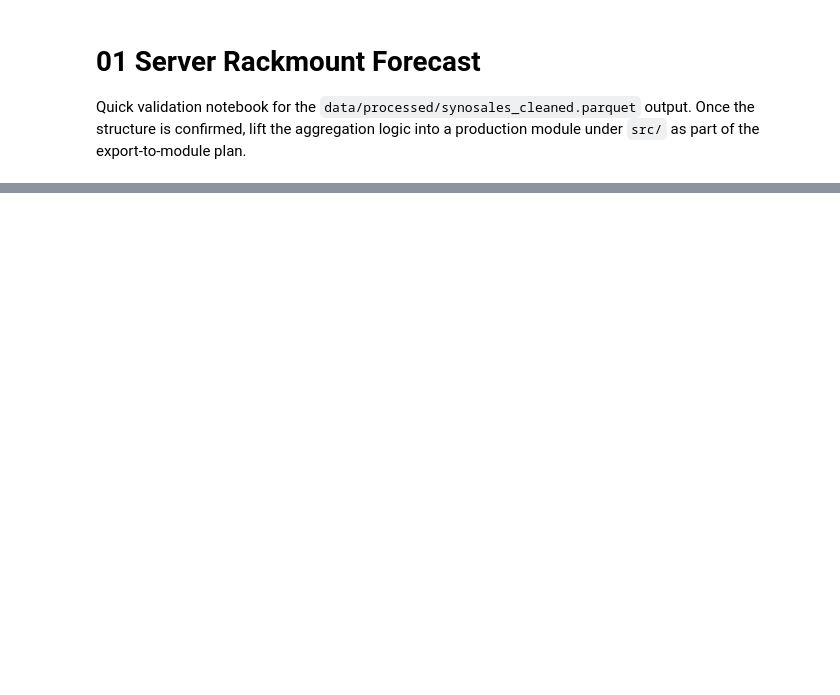
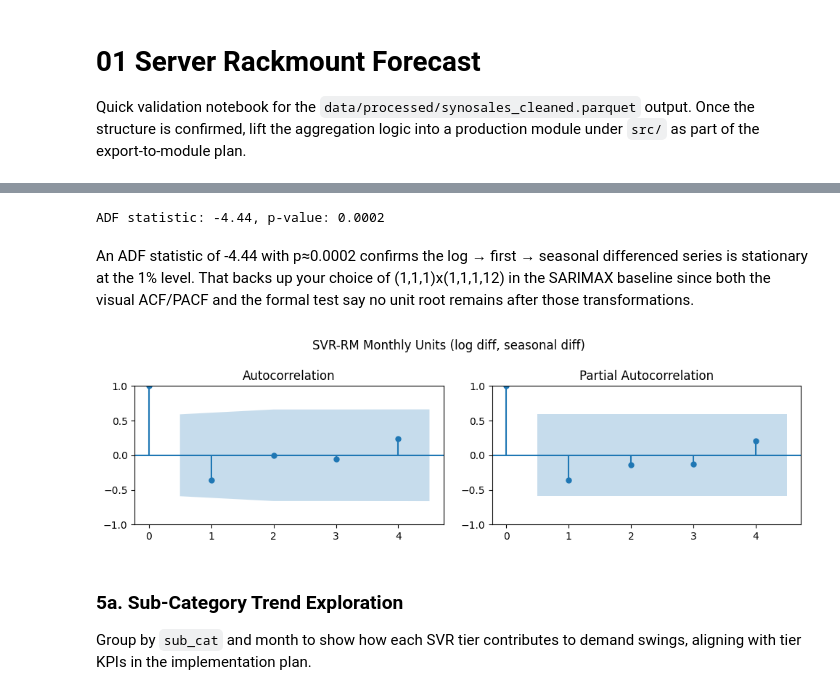
Before and after one commit to tonychu805/syno_bi, a Jupyter notebook: notebook/01_svr_rm_forecast.ipynb, the cells around one changed output, grey strips where cells are left out. Drawn from its saved outputs; the diff is of its cells as text; code cells hidden in the pictures; blank space fills up the shorter version.

```diff
--- a/notebook/01_svr_rm_forecast.ipynb
+++ b/notebook/01_svr_rm_forecast.ipynb
@@ -75,0 +164,33 @@ Baseline
+# %%
+# Ensure chronological order
+df_monthly_totals = df_monthly_totals.sort_values("InvDate")
+
+# Log + first difference + seasonal difference (lag 12)
+log_units = np.log(df_monthly_totals["Quantity"].clip(lower=1))
+diff1 = log_units.diff()
+diff_seasonal = diff1.diff(12)
+
+acf_input = diff_seasonal.dropna()
+# %%
+from statsmodels.tsa.stattools import adfuller
+
+adf_stat, p_value, *_ = adfuller(acf_input)
+print(f"ADF statistic: {adf_stat:.2f}, p-value: {p_value:.4f}")
+# %% [output]
+ADF statistic: -4.44, p-value: 0.0002
+# %% [markdown]
+An ADF statistic of ‑4.44 with p≈0.0002 confirms the log → first → seasonal differenced series is stationary at the 1% level. That backs up your choice of (1,1,1)x(1,1,1,12) in the SARIMAX baseline since both the visual ACF/PACF and the formal test say no unit root remains after those transformations.
+# %%
+max_lags = min(4, len(acf_input) // 2 - 1)  # yields 4 with your sample size
+
+fig, axes = plt.subplots(1, 2, figsize=(10, 3))
+plot_acf(acf_input, ax=axes[0], lags=max_lags)
+plot_pacf(acf_input, ax=axes[1], lags=max_lags, method="ywm")
+fig.suptitle("SVR-RM Monthly Units (log diff, seasonal diff)")
+plt.tight_layout()
+plt.show()
+# %% [output]
+[figure, added]
+# %% [markdown]
+### 5a. Sub-Category Trend Exploration
+Group by `sub_cat` and month to show how each SVR tier contributes to demand swings, aligning with tier KPIs in the implementation plan.
```
Also changed, not shown: parts of 33 cells of this notebook, 1 other file.
